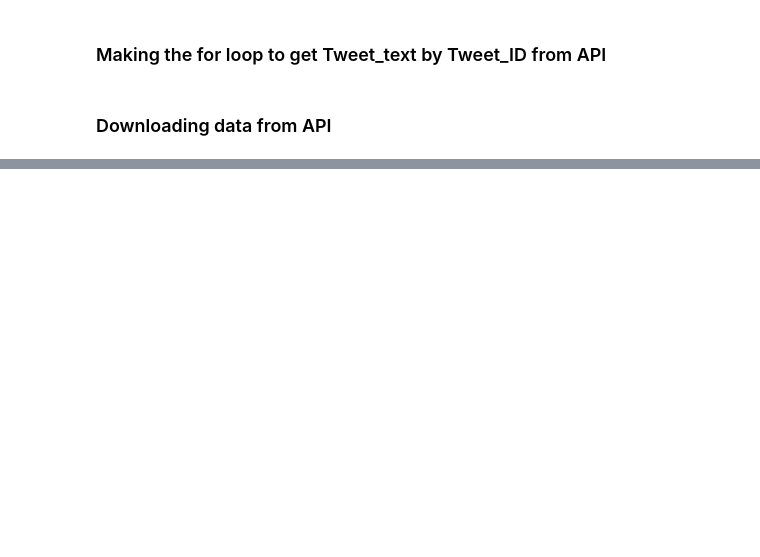
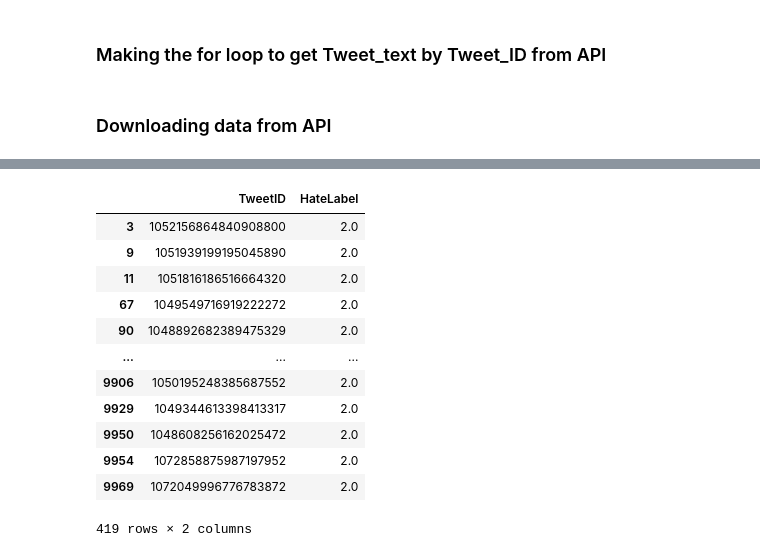
Before and after one commit to srtsanti/HateScan_LeWagon, a Jupyter notebook: Notebooks/Load_Data.ipynb, the cells around one changed output, grey strips where cells are left out. Cells and saved outputs as stored; diff of their text form; code cells hidden in the pictures; blank space fills up the shorter version.

```diff
--- a/Notebooks/Load_Data.ipynb
+++ b/Notebooks/Load_Data.ipynb
@@ -28,3 +37,20 @@ dfr.tail()
+# %%
+me_too_dataset = pd.read_csv('me_too_hatelabel.csv', error_bad_lines=False, lineterminator='\n', index_col=0)
+me_too_dataset
+# %% [output]
+|  | TweetID | HateLabel |
+| 3 | 1052156864840908800 | 2.0 |
+| 9 | 1051939199195045890 | 2.0 |
+| 11 | 1051816186516664320 | 2.0 |
+| 67 | 1049549716919222272 | 2.0 |
+| 90 | 1048892682389475329 | 2.0 |
+| ... | ... | ... |
+| 9906 | 1050195248385687552 | 2.0 |
+| 9929 | 1049344613398413317 | 2.0 |
+| 9950 | 1048608256162025472 | 2.0 |
+| 9954 | 1072858875987197952 | 2.0 |
+| 9969 | 1072049996776783872 | 2.0 |
+419 rows × 2 columns
 # %%
 import pandas as pd
 import time
```
Also changed, not shown: parts of 3 cells of this notebook, 5 other files.
